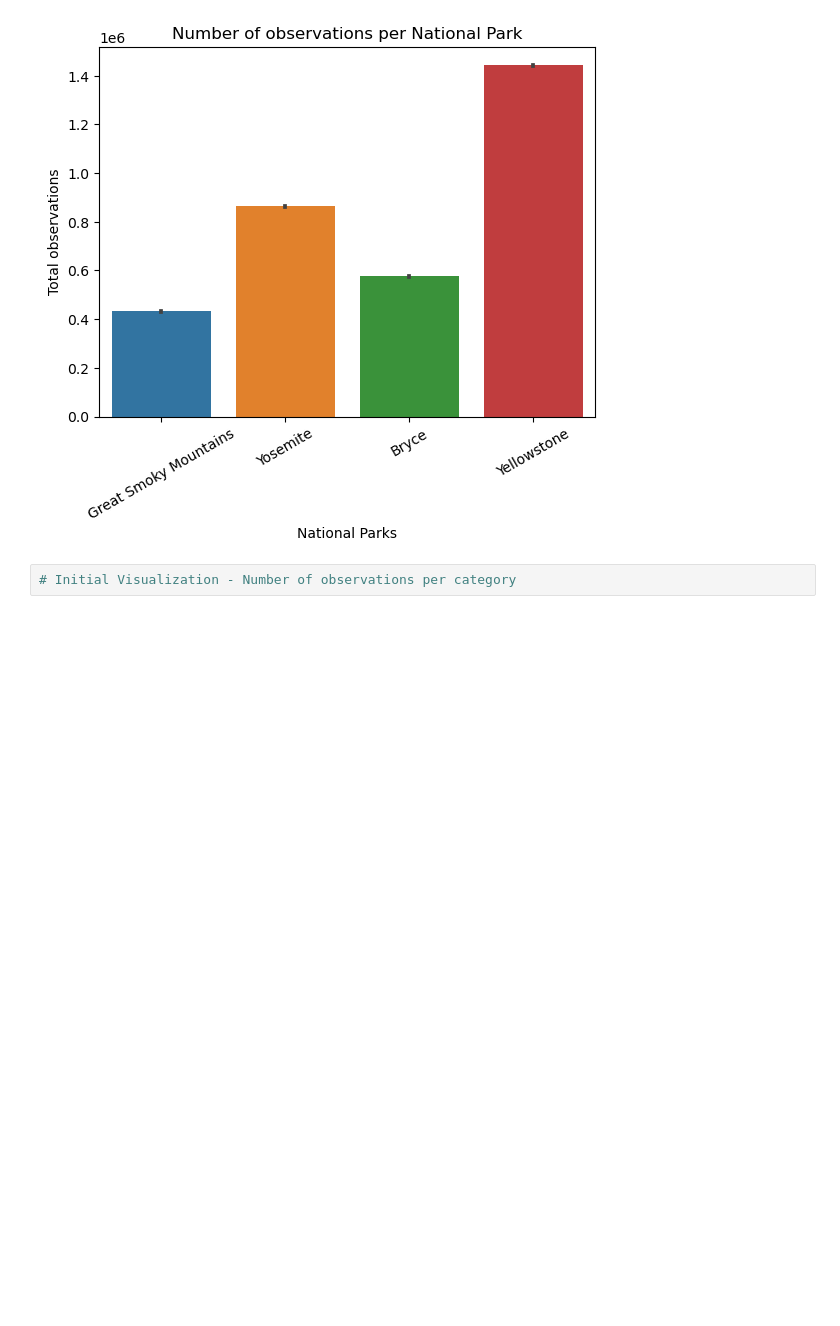
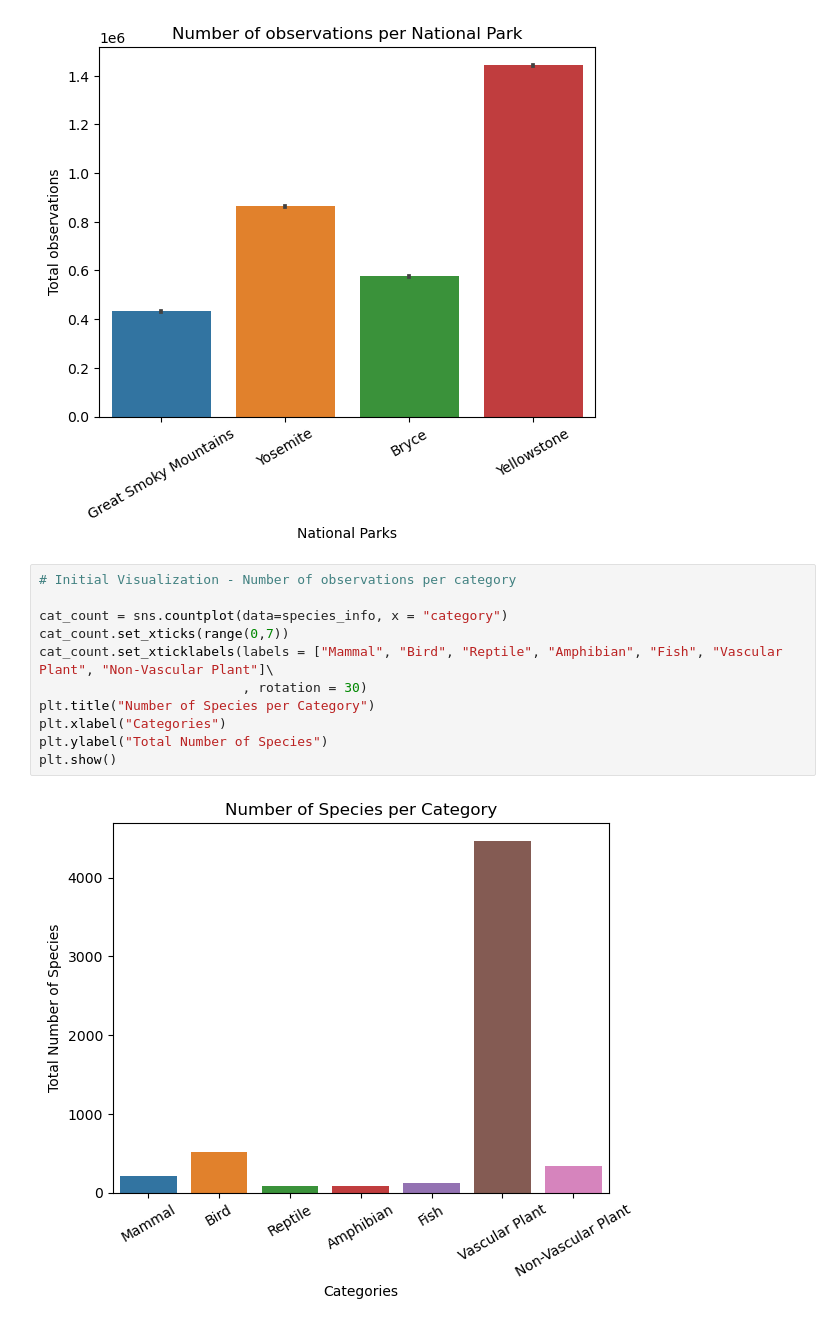
Before and after one commit to Claudio-AhumadaL/Biodiversity_Claudio-AhumadaL, a Jupyter notebook: Biodiversity_Claudio-AhumadaL.ipynb, the cells around one changed output. Drawn from its saved outputs; the diff is of its cells as text; blank space fills up the shorter version.

Commit message:
Add countplot Number of observations per category
Add countplot for species_info using the same method as before

```diff
--- a/Biodiversity_Claudio-AhumadaL.ipynb
+++ b/Biodiversity_Claudio-AhumadaL.ipynb
@@ -159,5 +159,16 @@ plt.ylabel("Total observations")
 plt.show()
 # %% [output]
 [figure]
-# %%
-# Initial Visualization - Number of observations per category
+# %%
+# Initial Visualization - Number of observations per category
+
+cat_count = sns.countplot(data=species_info, x = "category")
+cat_count.set_xticks(range(0,7))
+cat_count.set_xticklabels(labels = ["Mammal", "Bird", "Reptile", "Amphibian", "Fish", "Vascular Plant", "Non-Vascular Plant"]\
+                          , rotation = 30)
+plt.title("Number of Species per Category")
+plt.xlabel("Categories")
+plt.ylabel("Total Number of Species")
+plt.show()
+# %% [output]
+[figure, added]
```
